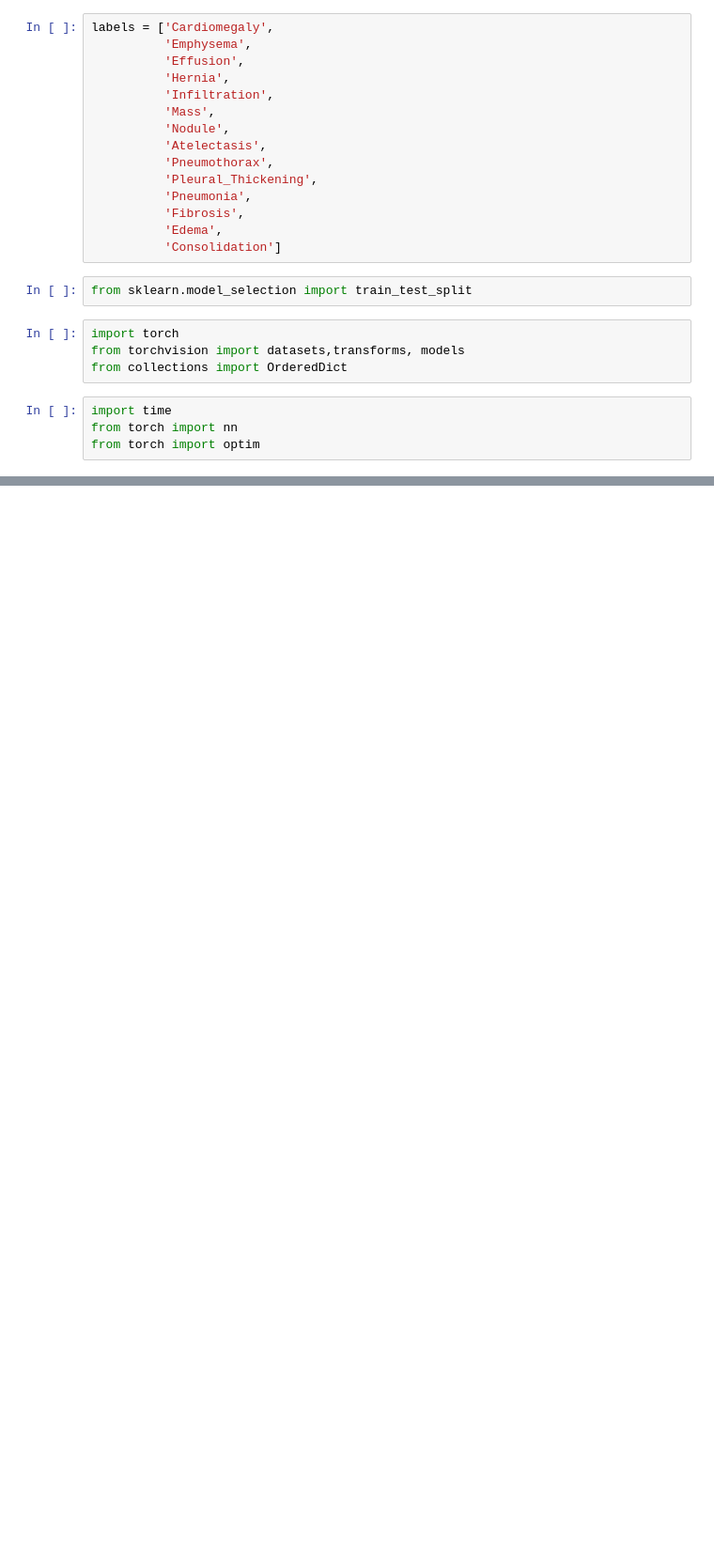
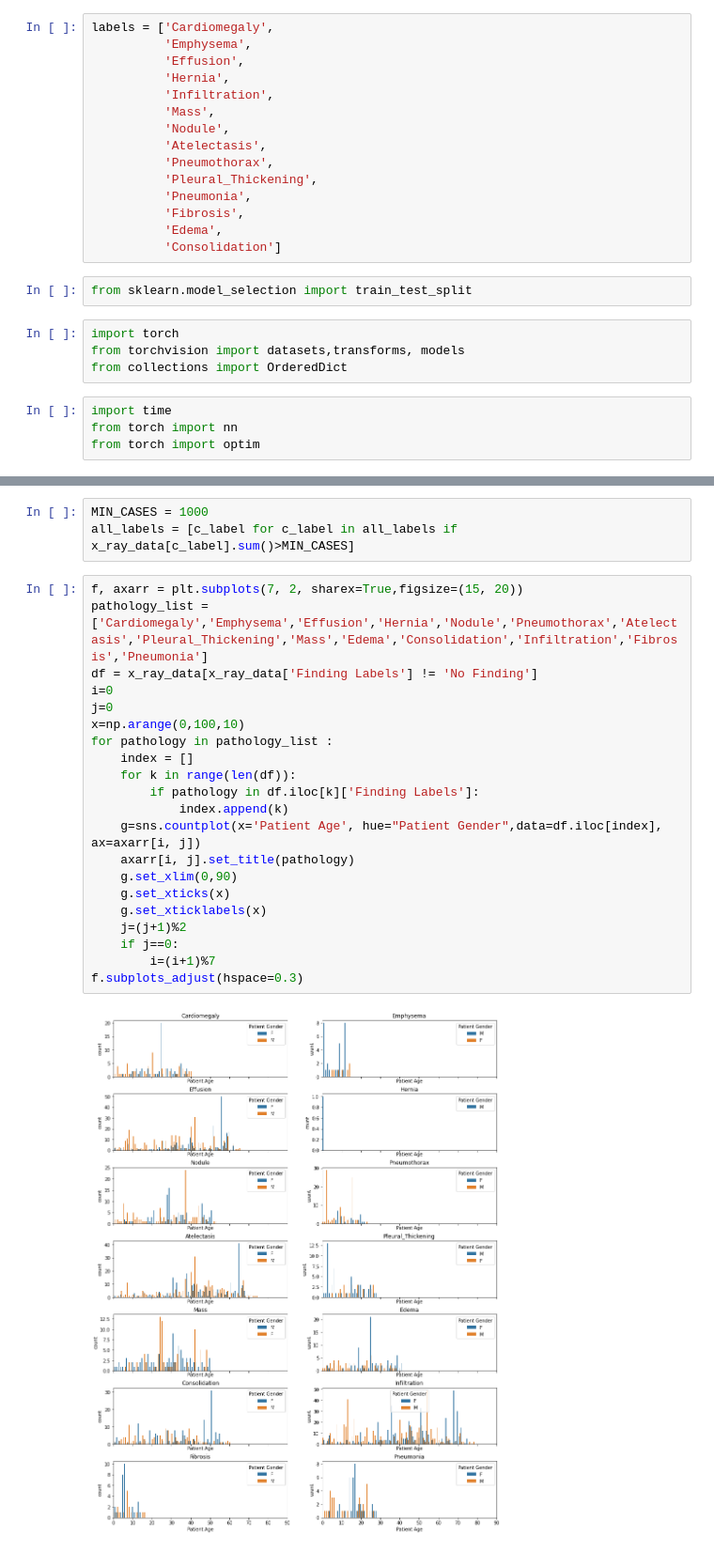
Before and after one commit to Sairamvinay/Chest-X-ray-DL, a Jupyter notebook: Seongwoo_v1.ipynb, the cells around one changed output, grey strips where cells are left out. Shown: that part at 94% size. Cells and saved outputs as stored; diff of their text form; blank space fills up the shorter version.

```diff
--- a/Seongwoo_v1.ipynb
+++ b/Seongwoo_v1.ipynb
@@ -135,0 +100,26 @@ Loaded 0 images
+# %%
+MIN_CASES = 1000
+all_labels = [c_label for c_label in all_labels if x_ray_data[c_label].sum()>MIN_CASES]
+# %%
+f, axarr = plt.subplots(7, 2, sharex=True,figsize=(15, 20))
+pathology_list = ['Cardiomegaly','Emphysema','Effusion','Hernia','Nodule','Pneumothorax','Atelectasis','Pleural_Thickening','Mass','Edema','Consolidation','Infiltration','Fibrosis','Pneumonia']
+df = x_ray_data[x_ray_data['Finding Labels'] != 'No Finding']
+i=0
+j=0
+x=np.arange(0,100,10)
+for pathology in pathology_list :
+    index = []
+    for k in range(len(df)):
+        if pathology in df.iloc[k]['Finding Labels']:
+            index.append(k)
+    g=sns.countplot(x='Patient Age', hue="Patient Gender",data=df.iloc[index], ax=axarr[i, j])
+    axarr[i, j].set_title(pathology)
+    g.set_xlim(0,90)
+    g.set_xticks(x)
+    g.set_xticklabels(x)
+    j=(j+1)%2
+    if j==0:
+        i=(i+1)%7
+f.subplots_adjust(hspace=0.3)
+# %% [output]
+[figure, added]
```
Also changed, not shown: parts of 5 cells of this notebook.
